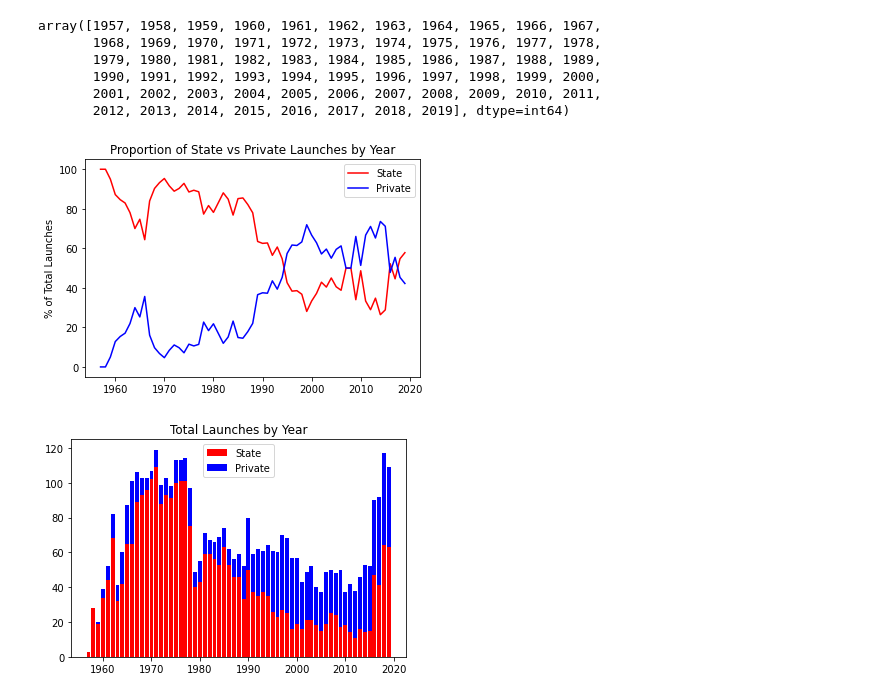
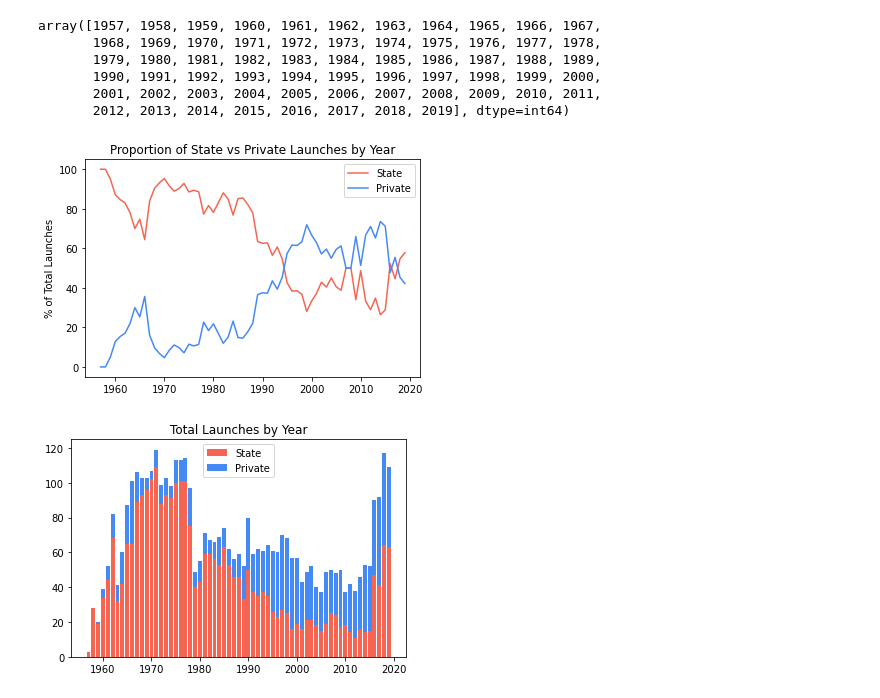
Before and after one commit to alejandrowaring/space-cadets-data-analysis, a Jupyter notebook: public_private.ipynb, the cells around one changed output. Drawn from its saved outputs; the diff is of its cells as text; code cells hidden in the pictures.

Commit message:
adding more graphs and adjusting colour scheme

```diff
--- a/public_private.ipynb
+++ b/public_private.ipynb
@@ -61,9 +61,9 @@ launch_df["Private %"] = launch_df["Private Launches"] / launch_df["Total Launch
 state_prop = launch_df["State %"]
 priv_prop = launch_df["Private %"]
 
-plt.plot(years, state_prop, color="red")
+plt.plot(years, state_prop, color="#F56551")
 
-plt.plot(years, priv_prop, color="blue")
+plt.plot(years, priv_prop, color="#4589F5")
 
 plt.title("Proportion of State vs Private Launches by Year")
 plt.ylabel("% of Total Launches")
@@ -71,16 +71,16 @@ plt.legend(["State", "Private"])
 
 plt.show()
 # %% [output]
-[figure, old version]
+[figure, new version]
 # %%
 fig, ax = plt.subplots()
 
-ax.bar(years, state_list, label="State", color="red")
-ax.bar(years, private_list, bottom=state_list, label="Private", color="blue")
+ax.bar(years, state_list, label="State", color="#F56551")
+ax.bar(years, private_list, bottom=state_list, label="Private", color="#4589F5")
 
 plt.title("Total Launches by Year")
 plt.legend(["State", "Private"])
 
 plt.show()
 # %% [output]
-[figure, old version]
+[figure, new version]
```
Also changed, not shown: parts of 3 cells of this notebook, 1 other file.
